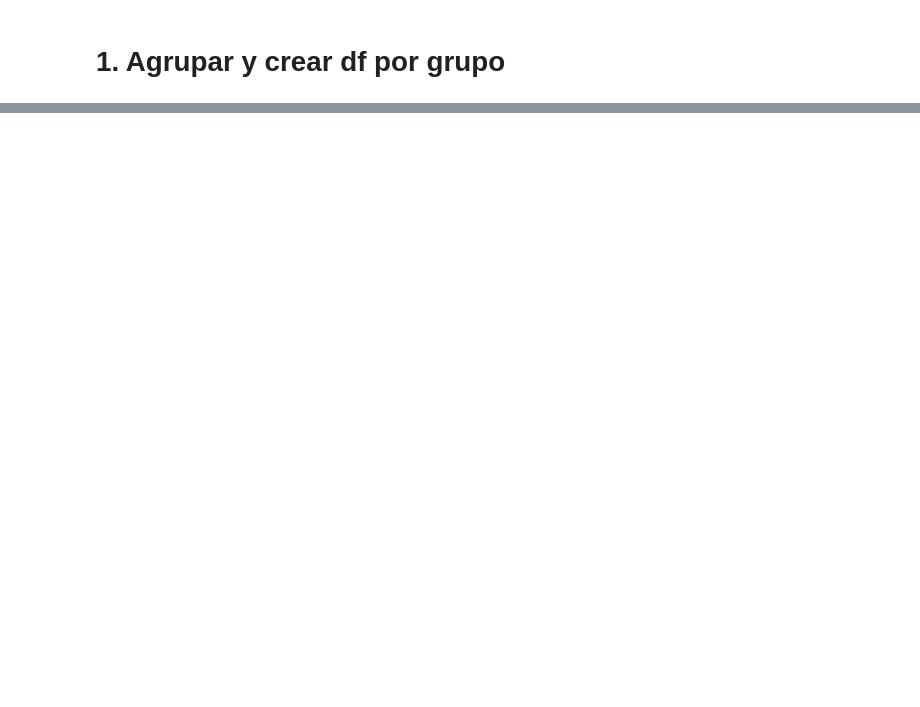
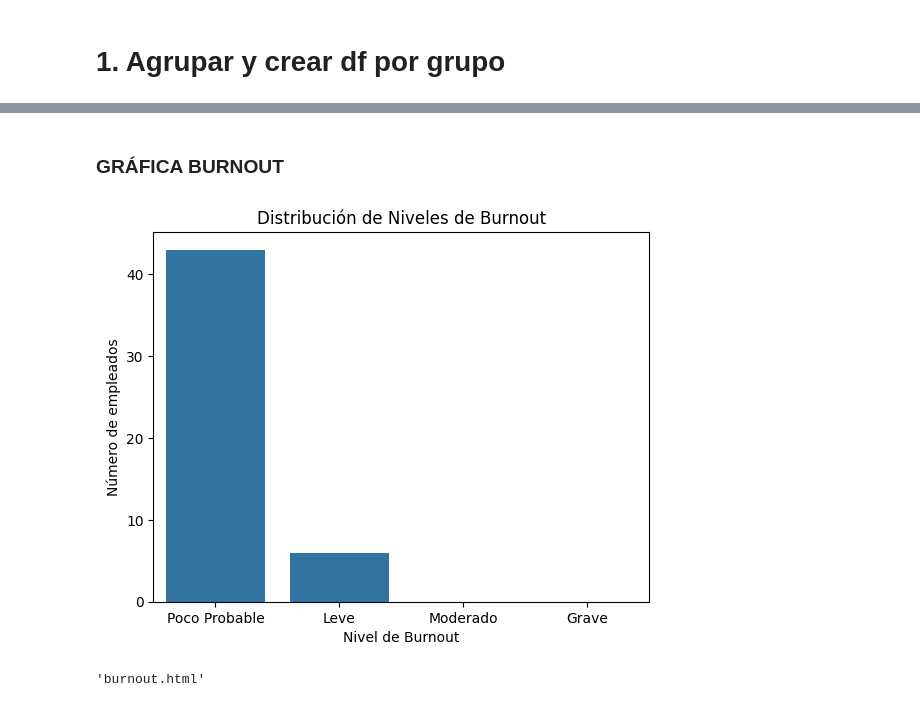
Before and after one commit to 0JCRG0/RetoCompletamente, a Jupyter notebook: DreamedJobAI/Reto_1.ipynb, the cells around one changed output, grey strips where cells are left out. Drawn from its saved outputs; the diff is of its cells as text; code cells hidden in the pictures; blank space fills up the shorter version.

```diff
--- a/DreamedJobAI/Reto_1.ipynb
+++ b/DreamedJobAI/Reto_1.ipynb
@@ -534,0 +430,10 @@ plot(fig, filename='scatter_plot.html')
+# %%
+#Calcula el total
+for col in burnout_formulario_df.columns[1:]:
+    burnout_formulario_df[col] = pd.to_numeric(burnout_formulario_df[col], errors='coerce')
+
+burnout_formulario_df['ValorTotalEstres'] = burnout_formulario_df.iloc[:, 1:].sum(axis=1)
+
+burnout_formulario_df['ValorTotalEstres'] = burnout_formulario_df['ValorTotalEstres'].astype('Int64')
+
+burnout_formulario_df.head()
@@ -534,0 +447,6 @@ plot(fig, filename='scatter_plot.html')
+# %%
+burnout_formulario_matrix_columns = [0, -1]
+
+burnout_formulario_matrix_df = burnout_formulario_df.iloc[:, burnout_formulario_matrix_columns].copy()
+
+burnout_formulario_matrix_df.head()
@@ -534,0 +460,13 @@ plot(fig, filename='scatter_plot.html')
+# %%
+def categorize_burnout(value):
+    if value <= 29:
+        return 'Poco Probable'
+    elif 30 <= value <= 39:
+        return 'Leve'
+    elif 40 <= value <= 49:
+        return 'Moderado'
+    else:
+        return 'Grave'
+
+burnout_formulario_matrix_df['prioridad'] = burnout_formulario_matrix_df['ValorTotalEstres'].apply(categorize_burnout)
+burnout_formulario_matrix_df.head()
@@ -534,0 +480,37 @@ plot(fig, filename='scatter_plot.html')
+# %%
+burnout_formulario_matrix_df.columns = burnout_formulario_matrix_df.columns.str.strip()
+# %% [markdown]
+### GRÁFICA BURNOUT
+# %%
+sns.countplot(x='prioridad', data=burnout_formulario_matrix_df, order=['Poco Probable', 'Leve', 'Moderado', 'Grave'])
+plt.title('Distribución de Niveles de Burnout')
+plt.xlabel('Nivel de Burnout')
+plt.ylabel('Número de empleados')
+plt.show()
+# %% [output]
+[figure, added]
+# %%
+fig = px.scatter(
+    burnout_formulario_matrix_df,
+    x='ID',
+    y='ValorTotalEstres',
+    color='prioridad',
+    color_discrete_map={
+        'Grave': 'red',
+        'Moderado': 'orange',
+        'Leve': 'yellow',
+        'Poco Probable': 'green'
+    },
+    hover_data=['ID']
+)
+
+fig.update_layout(
+    title='Niveles de Burnout por ID',
+    xaxis_title='ID',
+    yaxis_title='ValorTotalEstres',
+    legend_title='Nivel de Burnout'
+)
+
+plot(fig, filename='burnout.html')
+# %% [output]
+'burnout.html'
```
Also changed, not shown: parts of 64 cells of this notebook, 4 other files.
